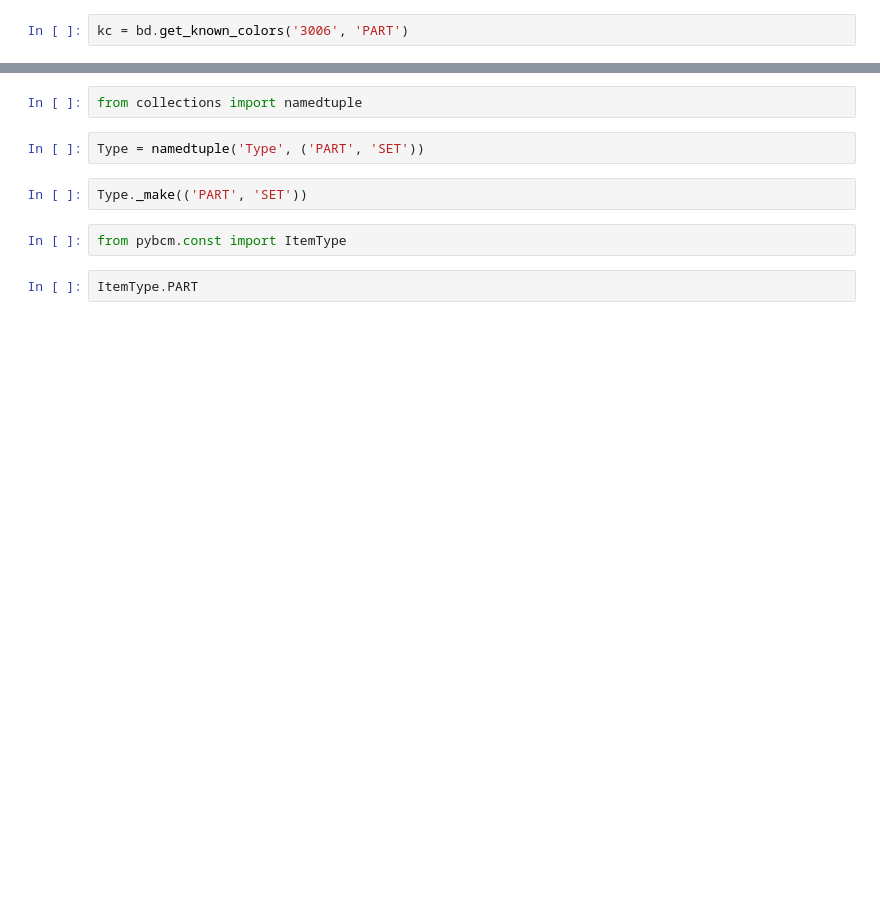
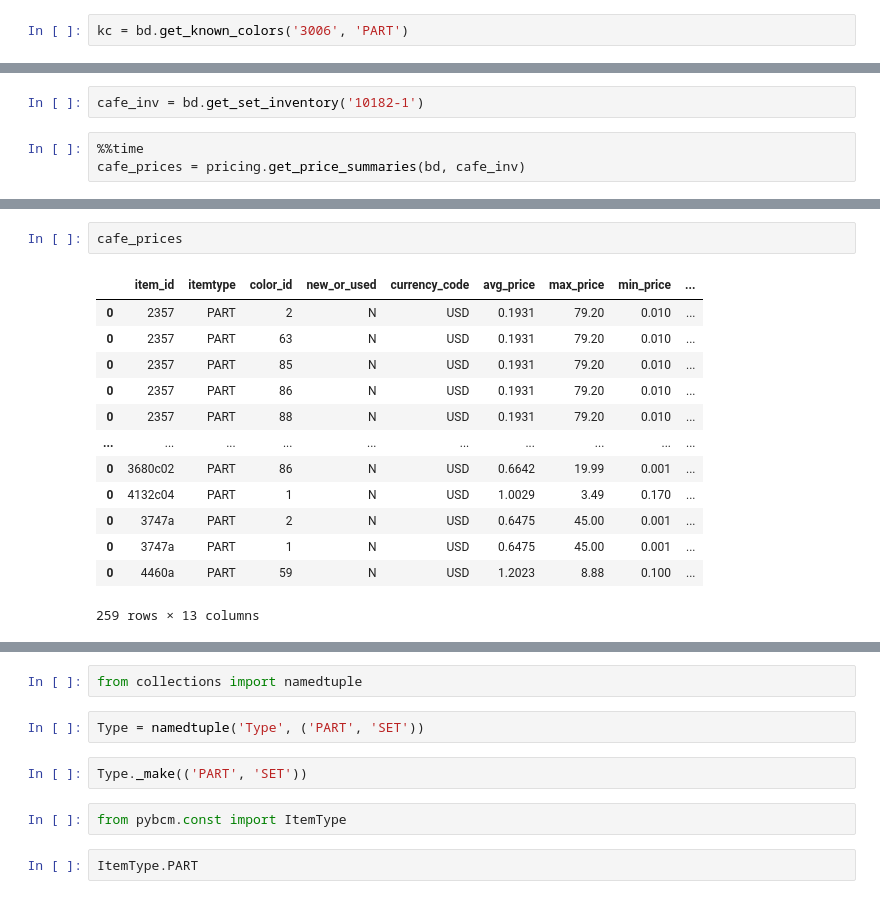
Before and after one commit to Geekly/pybcm, a Jupyter notebook: notebooks/tryPybcm.ipynb, the cells around one changed output, grey strips where cells are left out. Cells and saved outputs as stored; diff of their text form; blank space fills up the shorter version.

```diff
--- a/notebooks/tryPybcm.ipynb
+++ b/notebooks/tryPybcm.ipynb
@@ -39,0 +101,5 @@ details.plot(x='unit_price', y='quantity', kind='scatter')
+# %%
+cafe_inv = bd.get_set_inventory('10182-1')
+# %%
+%%time
+cafe_prices = pricing.get_price_summaries(bd, cafe_inv)
@@ -39,0 +109,16 @@ details.plot(x='unit_price', y='quantity', kind='scatter')
+# %%
+cafe_prices
+# %% [output]
+|  | item_id | itemtype | color_id | new_or_used | currency_code | avg_price | max_price | min_price | ... |
+| 0 | 2357 | PART | 2 | N | USD | 0.1931 | 79.20 | 0.010 | ... |
+| 0 | 2357 | PART | 63 | N | USD | 0.1931 | 79.20 | 0.010 | ... |
+| 0 | 2357 | PART | 85 | N | USD | 0.1931 | 79.20 | 0.010 | ... |
+| 0 | 2357 | PART | 86 | N | USD | 0.1931 | 79.20 | 0.010 | ... |
+| 0 | 2357 | PART | 88 | N | USD | 0.1931 | 79.20 | 0.010 | ... |
+| ... | ... | ... | ... | ... | ... | ... | ... | ... | ... |
+| 0 | 3680c02 | PART | 86 | N | USD | 0.6642 | 19.99 | 0.001 | ... |
+| 0 | 4132c04 | PART | 1 | N | USD | 1.0029 | 3.49 | 0.170 | ... |
+| 0 | 3747a | PART | 2 | N | USD | 0.6475 | 45.00 | 0.001 | ... |
+| 0 | 3747a | PART | 1 | N | USD | 0.6475 | 45.00 | 0.001 | ... |
+| 0 | 4460a | PART | 59 | N | USD | 1.2023 | 8.88 | 0.100 | ... |
+259 rows × 13 columns
```
Also changed, not shown: parts of 30 cells of this notebook, 18 other files.
